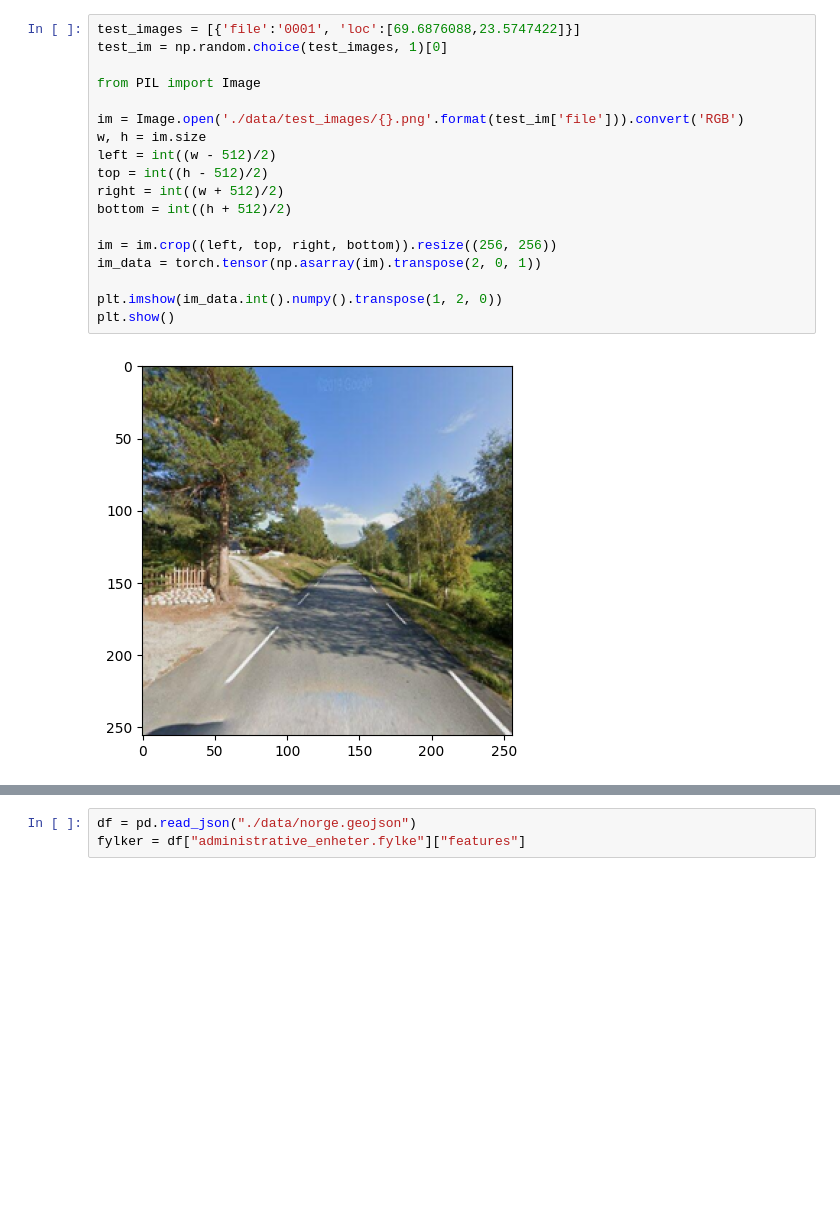
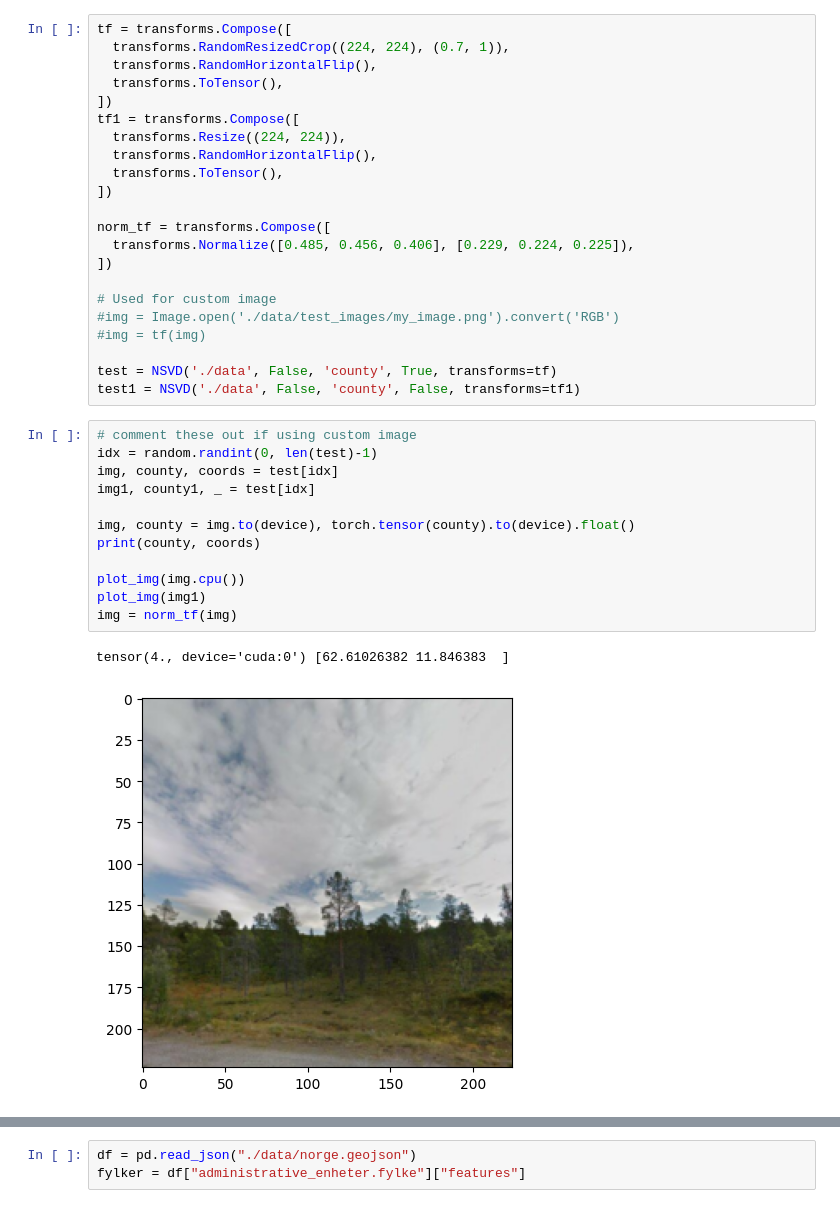
Before and after one commit to IntrntSrfr/norwai, a Jupyter notebook: norwai_county_test.ipynb, the cells around one changed output, grey strips where cells are left out. Drawn from its saved outputs; the diff is of its cells as text; blank space fills up the shorter version.

```diff
--- a/norwai_county_test.ipynb
+++ b/norwai_county_test.ipynb
@@ -9,23 +14,40 @@ device = torch.device("cuda" if torch.cuda.is_available() else "cpu")
 print("device:", device)
 # %% [output]
 device: cuda
-# %%
-test_images = [{'file':'0001', 'loc':[69.6876088,23.5747422]}]
-test_im = np.random.choice(test_images, 1)[0]
-
-from PIL import Image
-
-im = Image.open('./data/test_images/{}.png'.format(test_im['file'])).convert('RGB')
-w, h = im.size
-left = int((w - 512)/2)
-top = int((h - 512)/2)
-right = int((w + 512)/2)
-bottom = int((h + 512)/2)
-
-im = im.crop((left, top, right, bottom)).resize((256, 256))
-im_data = torch.tensor(np.asarray(im).transpose(2, 0, 1))
-
-plt.imshow(im_data.int().numpy().transpose(1, 2, 0))
-plt.show()
-# %% [output]
-[figure, removed]
+# %%
+tf = transforms.Compose([
+  transforms.RandomResizedCrop((224, 224), (0.7, 1)),
+  transforms.RandomHorizontalFlip(),
+  transforms.ToTensor(),
+])
+tf1 = transforms.Compose([
+  transforms.Resize((224, 224)),
+  transforms.RandomHorizontalFlip(),
+  transforms.ToTensor(),
+])
+
+norm_tf = transforms.Compose([
+  transforms.Normalize([0.485, 0.456, 0.406], [0.229, 0.224, 0.225]),
+])
+
+# Used for custom image
+#img = Image.open('./data/test_images/my_image.png').convert('RGB')
+#img = tf(img)
+
+test = NSVD('./data', False, 'county', True, transforms=tf)
+test1 = NSVD('./data', False, 'county', False, transforms=tf1)
+# %%
+# comment these out if using custom image
+idx = random.randint(0, len(test)-1)
+img, county, coords = test[idx]
+img1, county1, _ = test[idx]
+
+img, county = img.to(device), torch.tensor(county).to(device).float()
+print(county, coords)
+
+plot_img(img.cpu())
+plot_img(img1)
+img = norm_tf(img)
+# %% [output]
+tensor(4., device='cuda:0') [62.61026382 11.846383  ]
+[figure, added]
```
Also changed, not shown: parts of 9 cells of this notebook, 1 other file.
